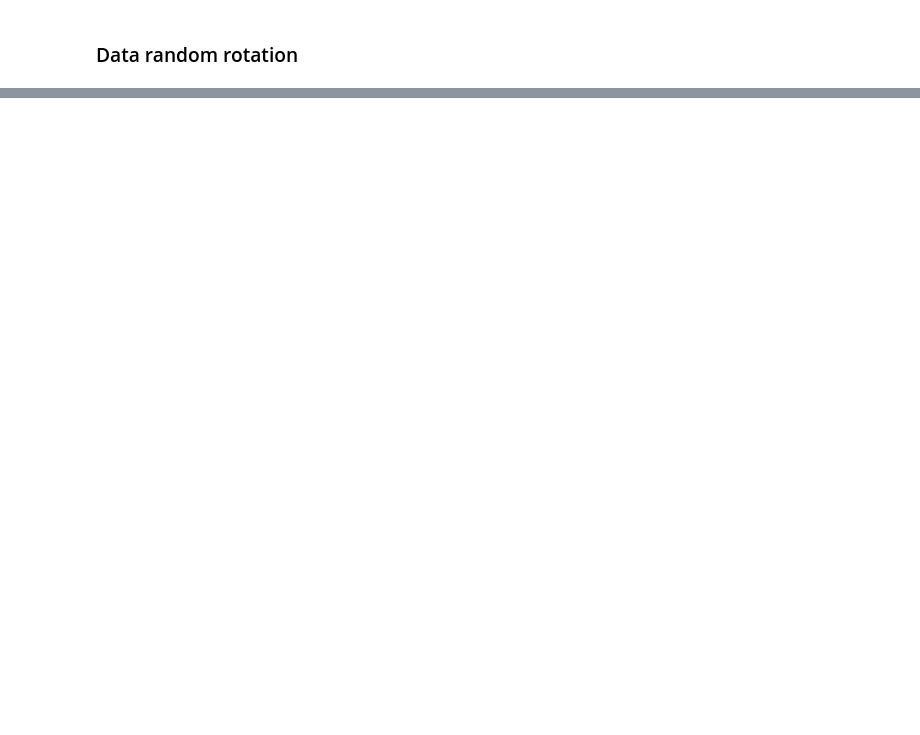
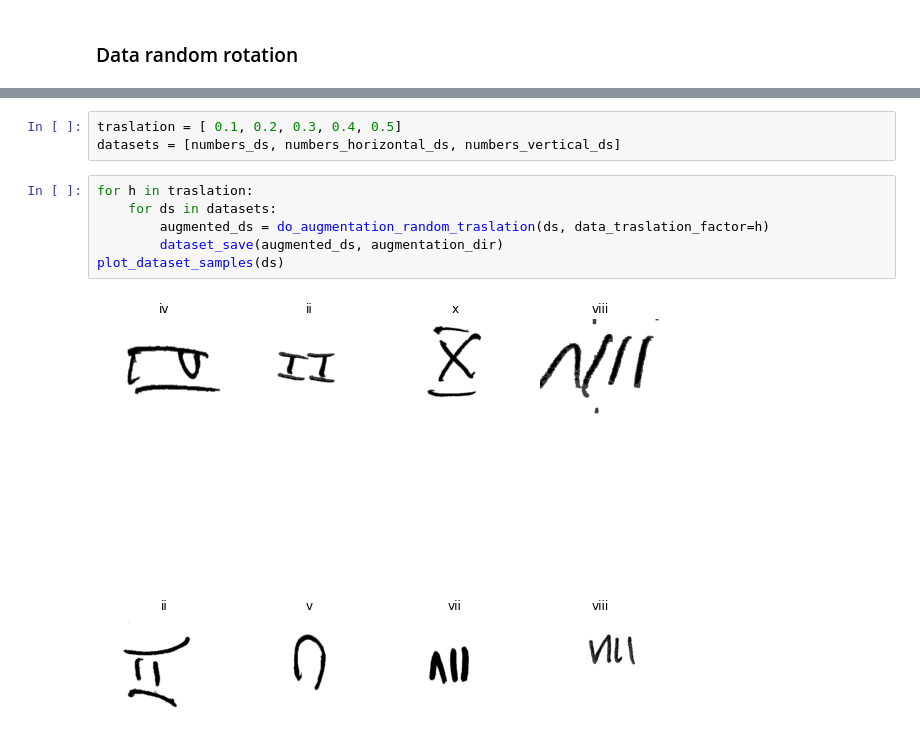
Before and after one commit to fabioantonini/datacentric-competition-data-augmentation, a Jupyter notebook: data-augmentation.ipynb, the cells around one changed output, grey strips where cells are left out. Drawn from its saved outputs; the diff is of its cells as text; blank space fills up the shorter version.

```diff
--- a/data-augmentation.ipynb
+++ b/data-augmentation.ipynb
@@ -217,0 +225,11 @@ dataset_save(numbers_vertical_height_ds, augmentation_dir)
+# %%
+traslation = [ 0.1, 0.2, 0.3, 0.4, 0.5]
+datasets = [numbers_ds, numbers_horizontal_ds, numbers_vertical_ds]
+# %%
+for h in traslation:
+    for ds in datasets:
+        augmented_ds = do_augmentation_random_traslation(ds, data_traslation_factor=h)
+        dataset_save(augmented_ds, augmentation_dir)
+plot_dataset_samples(ds)
+# %% [output]
+[figure, added]
```
Also changed, not shown: parts of 33 cells of this notebook.
